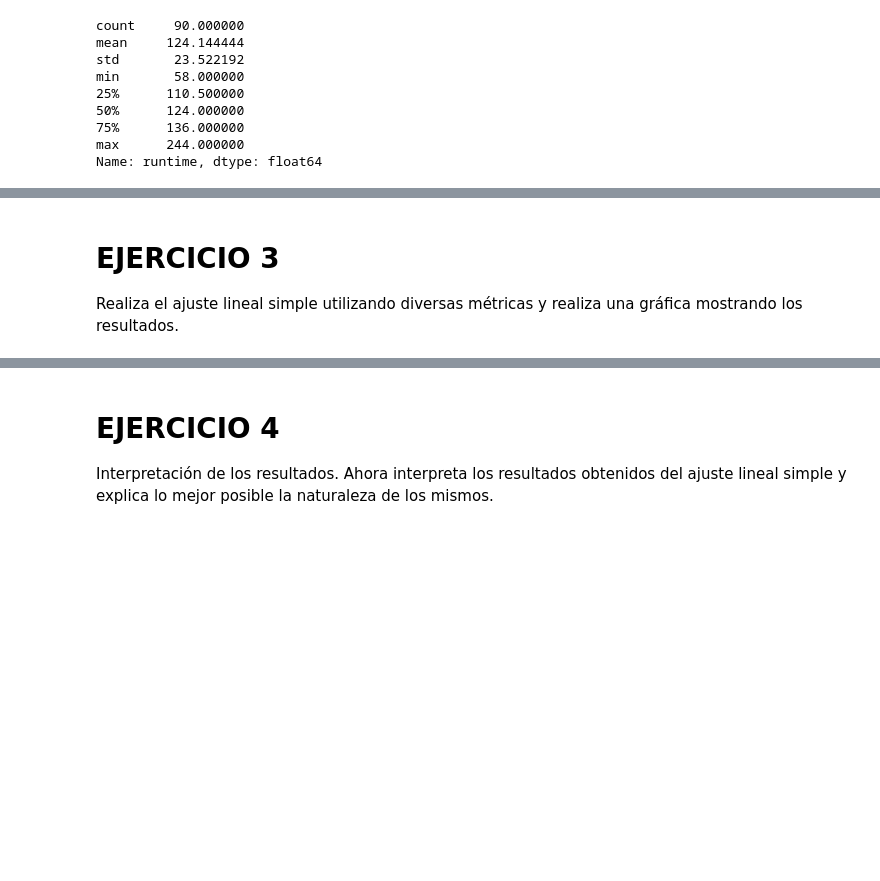
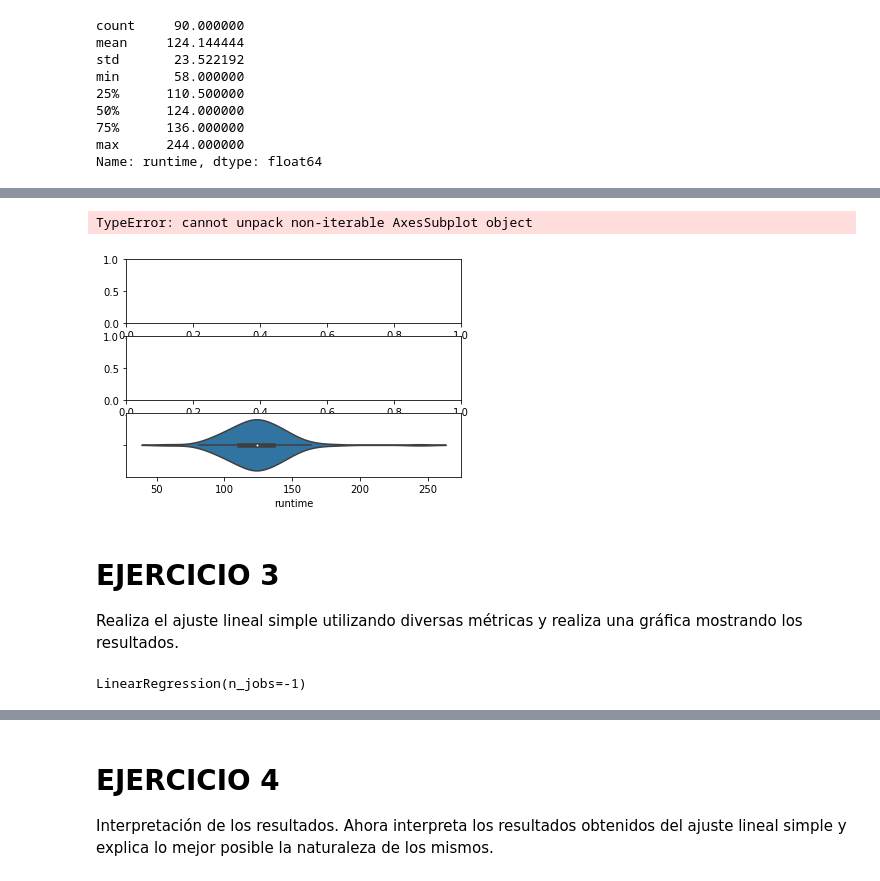
Before and after one commit to Adalab/DA-promo-a-modulo-3-pair-1-Almudena-Lara, a Jupyter notebook: REGRESIÓN/1_Regresión1.ipynb, the cells around one changed output, grey strips where cells are left out. Drawn from its saved outputs; the diff is of its cells as text; code cells hidden in the pictures; blank space fills up the shorter version.

```diff
--- a/REGRESIÓN/1_Regresión1.ipynb
+++ b/REGRESIÓN/1_Regresión1.ipynb
@@ -161,6 +172,15 @@ df[df["runtime"]== df["runtime"].max()]
 # %% [output]
 |  | title | year | genre | runtime | mpa_rating | imdb_rating | imdb_votes | imdb_gross | director | ... |
 | 1 | Captain America | 1944 | Action, Adventure, Sci-Fi | 244 | Approved | 5.5 | 844 | 0 | Elmer Clifton | ... |
+# %%
+fig, ax = plt.subplots(3, 1)
+fig, ax[0] = sns.violinplot(data = df, x = "runtime")
+fig, ax[1] = sns.boxplot(data = df, x = "runtime")
+sns.swarmplot(data = df, x = "runtime")
+plt.show()
+# %% [output]
+TypeError: cannot unpack non-iterable AxesSubplot object
+[figure, added]
 # %% [markdown]
 # EJERCICIO 3
 Realiza el ajuste lineal simple utilizando diversas métricas y realiza una gráfica mostrando los resultados.
@@ -166,0 +199,6 @@ Realiza el ajuste lineal simple utilizando diversas métricas y realiza una grá
+# %%
+#Inicializamos el método "LinearRegression" y lo aplicamos (.fit) a nuestros conjuntos de datos de datos de entrenamiento.
+LR = LinearRegression(n_jobs=-1)
+LR.fit(ind_train, dep_train)
+# %% [output]
+LinearRegression(n_jobs=-1)
```
Also changed, not shown: parts of 24 cells of this notebook, 1 other file.
